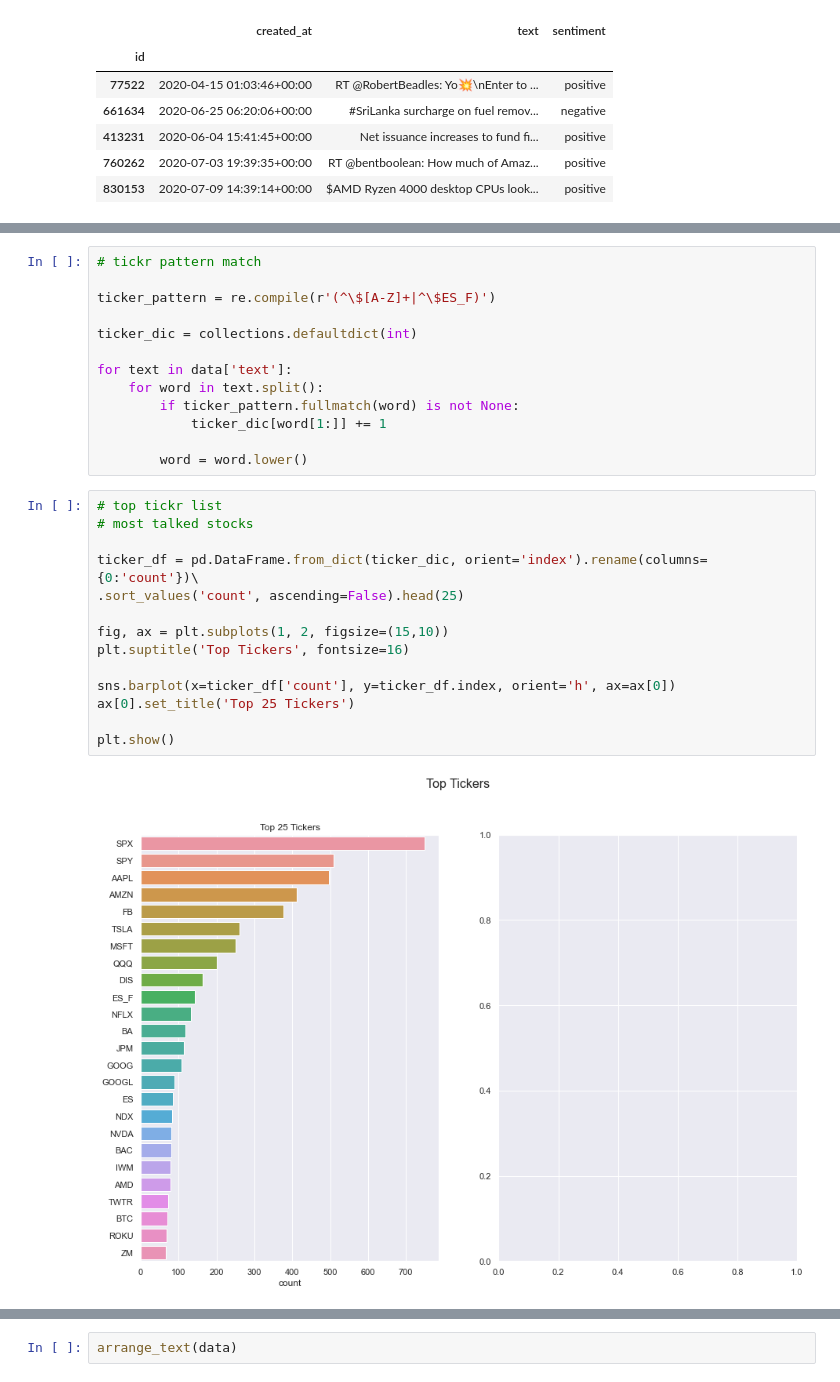
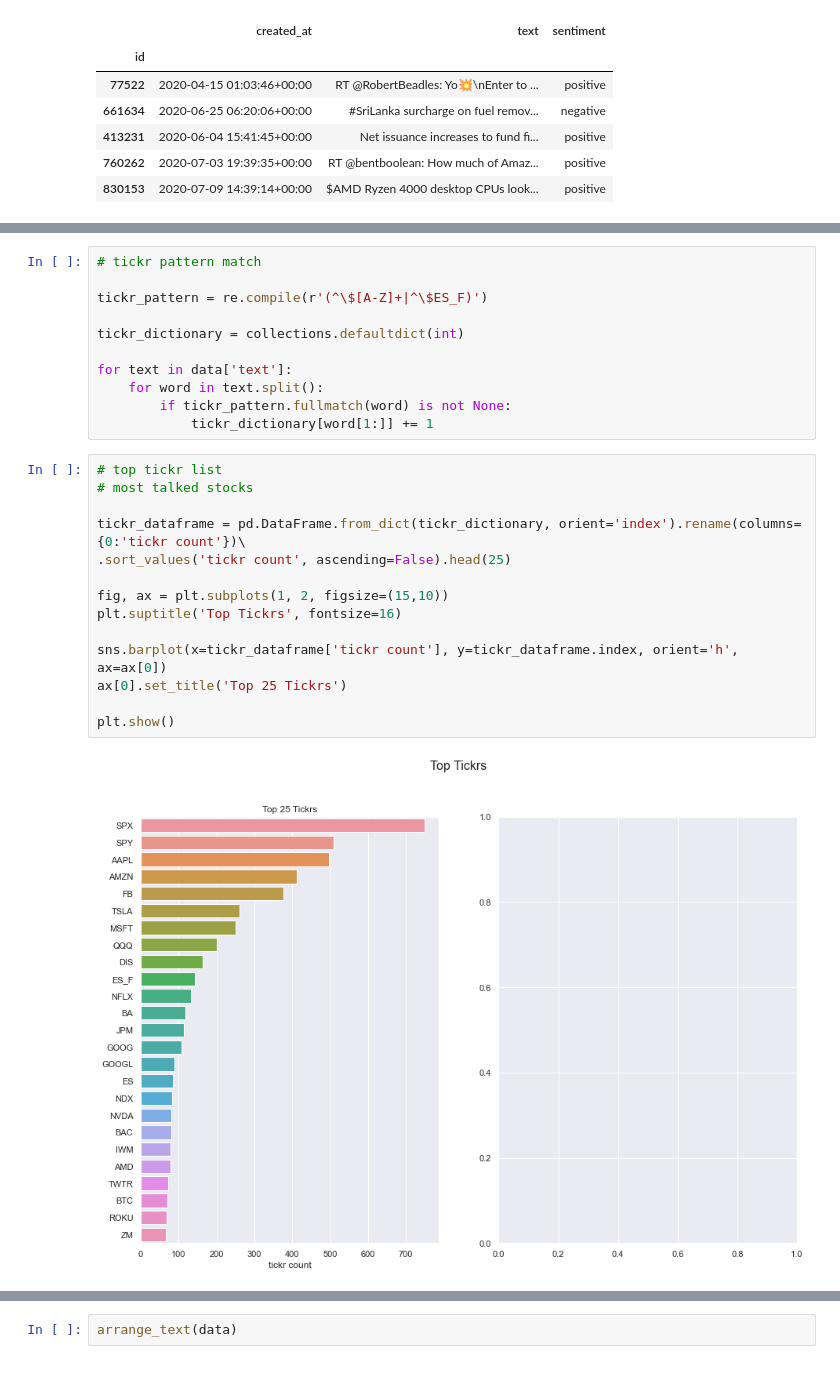
Before and after one commit to guox002/group-project, a Jupyter notebook: word_cloud.ipynb, the cells around one changed output, grey strips where cells are left out. Cells and saved outputs as stored; diff of their text form.

```diff
--- a/word_cloud.ipynb
+++ b/word_cloud.ipynb
@@ -81,32 +81,30 @@ for i in range(5):
 # %%
 # tickr pattern match
 
-ticker_pattern = re.compile(r'(^\$[A-Z]+|^\$ES_F)')
+tickr_pattern = re.compile(r'(^\$[A-Z]+|^\$ES_F)')
 
-ticker_dic = collections.defaultdict(int)
+tickr_dictionary = collections.defaultdict(int)
 
 for text in data['text']:
     for word in text.split():
-        if ticker_pattern.fullmatch(word) is not None:
-            ticker_dic[word[1:]] += 1
-
-        word = word.lower()
+        if tickr_pattern.fullmatch(word) is not None:
+            tickr_dictionary[word[1:]] += 1
 # %%
 # top tickr list
 # most talked stocks
 
-ticker_df = pd.DataFrame.from_dict(ticker_dic, orient='index').rename(columns={0:'count'})\
-.sort_values('count', ascending=False).head(25)
+tickr_dataframe = pd.DataFrame.from_dict(tickr_dictionary, orient='index').rename(columns={0:'tickr count'})\
+.sort_values('tickr count', ascending=False).head(25)
 
 fig, ax = plt.subplots(1, 2, figsize=(15,10))
-plt.suptitle('Top Tickers', fontsize=16)
+plt.suptitle('Top Tickrs', fontsize=16)
 
-sns.barplot(x=ticker_df['count'], y=ticker_df.index, orient='h', ax=ax[0])
-ax[0].set_title('Top 25 Tickers')
+sns.barplot(x=tickr_dataframe['tickr count'], y=tickr_dataframe.index, orient='h', ax=ax[0])
+ax[0].set_title('Top 25 Tickrs')
 
 plt.show()
 # %% [output]
-[figure, old version]
+[figure, new version]
 # %%
 # preprocess word cloud
 # delete unwanted emojis, urls, symbols etc etc
```
Also changed, not shown: parts of 5 cells of this notebook.
